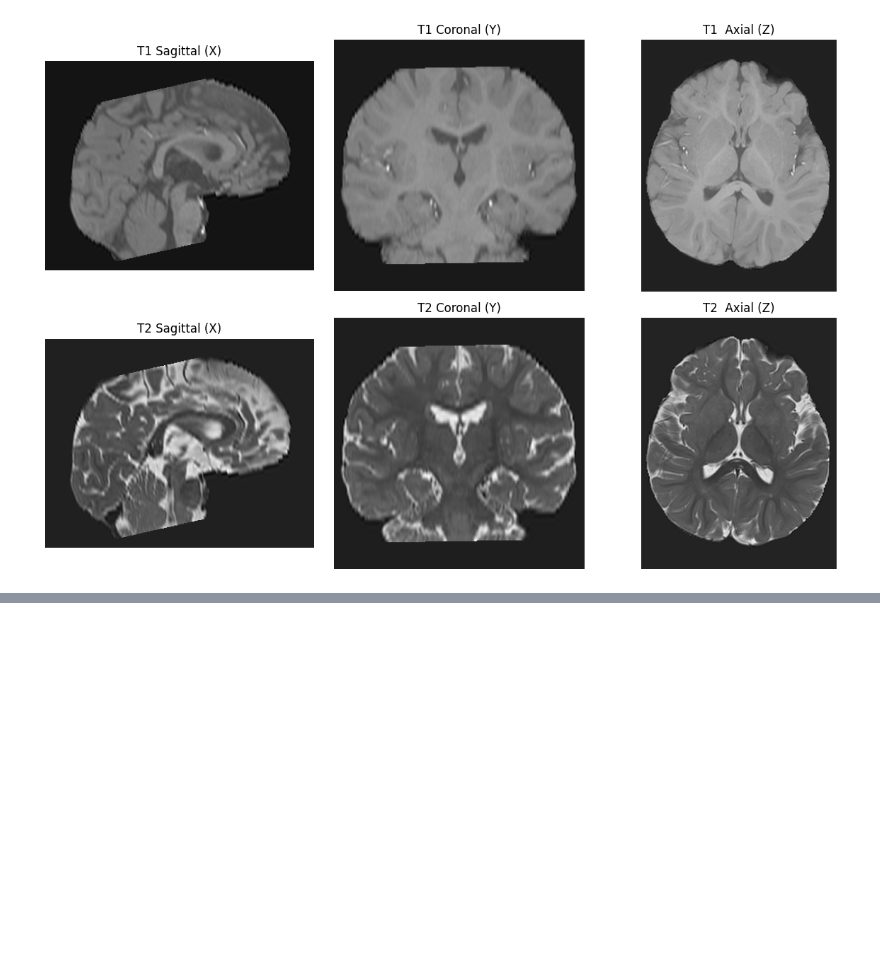
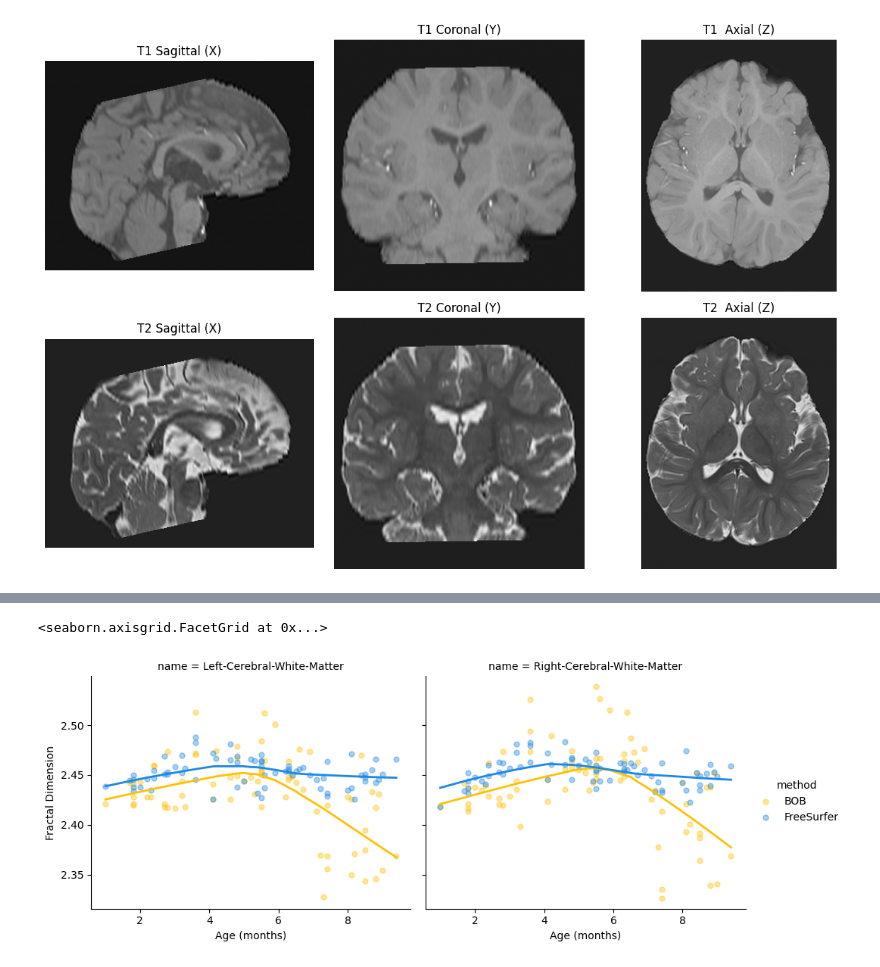
Before and after one commit to toelt-llc/mri_fractal, a Jupyter notebook: data_pipeline/5-Basel_MRI_dataset.ipynb, the cells around one changed output, grey strips where cells are left out. Drawn from its saved outputs; the diff is of its cells as text; code cells hidden in the pictures; blank space fills up the shorter version.

```diff
--- a/data_pipeline/5-Basel_MRI_dataset.ipynb
+++ b/data_pipeline/5-Basel_MRI_dataset.ipynb
@@ -240,0 +559,31 @@ plot_mri_images(resampled_t1_2.get_fdata(), resampled_t2_2.get_fdata())
+# %%
+df_long = df_merged.melt(
+    id_vars=['name', 'age'],
+    value_vars=['fd_BOB', 'fd_fs_seg'],
+    var_name='method',
+    value_name='fd'
+)
+df_long['method'] = df_long['method'].replace({'fd_BOB': 'BOB', 'fd_fs_seg': 'FreeSurfer'})
+# %%
+wm_regions = ['Left-Cerebral-White-Matter', 'Right-Cerebral-White-Matter']
+df_wm = df_long[df_long['name'].isin(wm_regions)]
+
+g = sns.lmplot(
+    data=df_wm,
+    x='age',
+    y='fd',
+    hue='method',
+    col='name',
+    lowess=True,         # or use order=2 for polynomial
+    ci='sd',               # 95% confidence interval
+    scatter_kws={'alpha': 0.4, 's': 25},
+    line_kws={'lw': 2},
+    palette={'BOB': colors_seg[0], 'FreeSurfer': colors_seg[1]},
+    height=4,
+    aspect=1.2
+)
+
+g.set_axis_labels("Age (months)", "Fractal Dimension")
+# %% [output]
+<seaborn.axisgrid.FacetGrid at 0x...>
+[figure, added]
```
Also changed, not shown: parts of 20 cells of this notebook, 5 other files.
